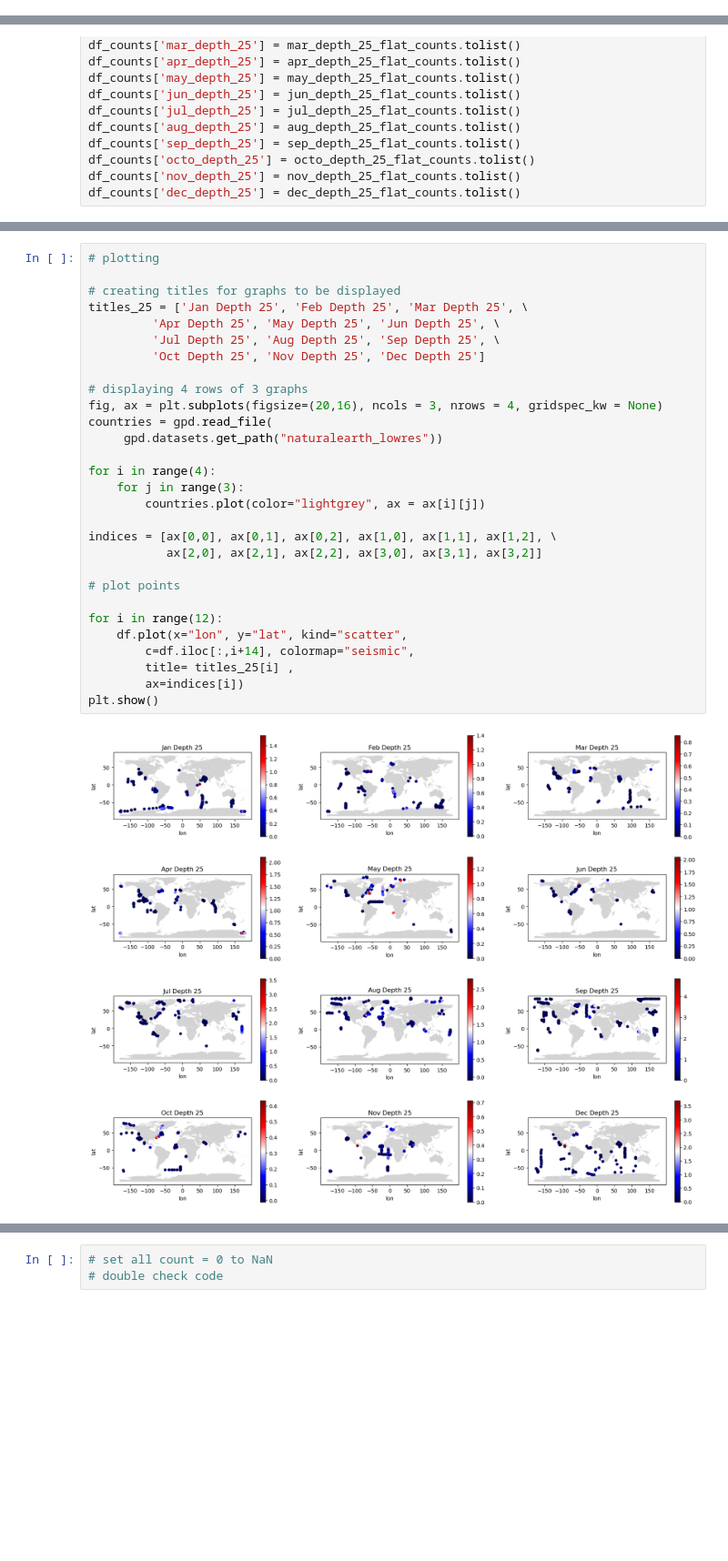
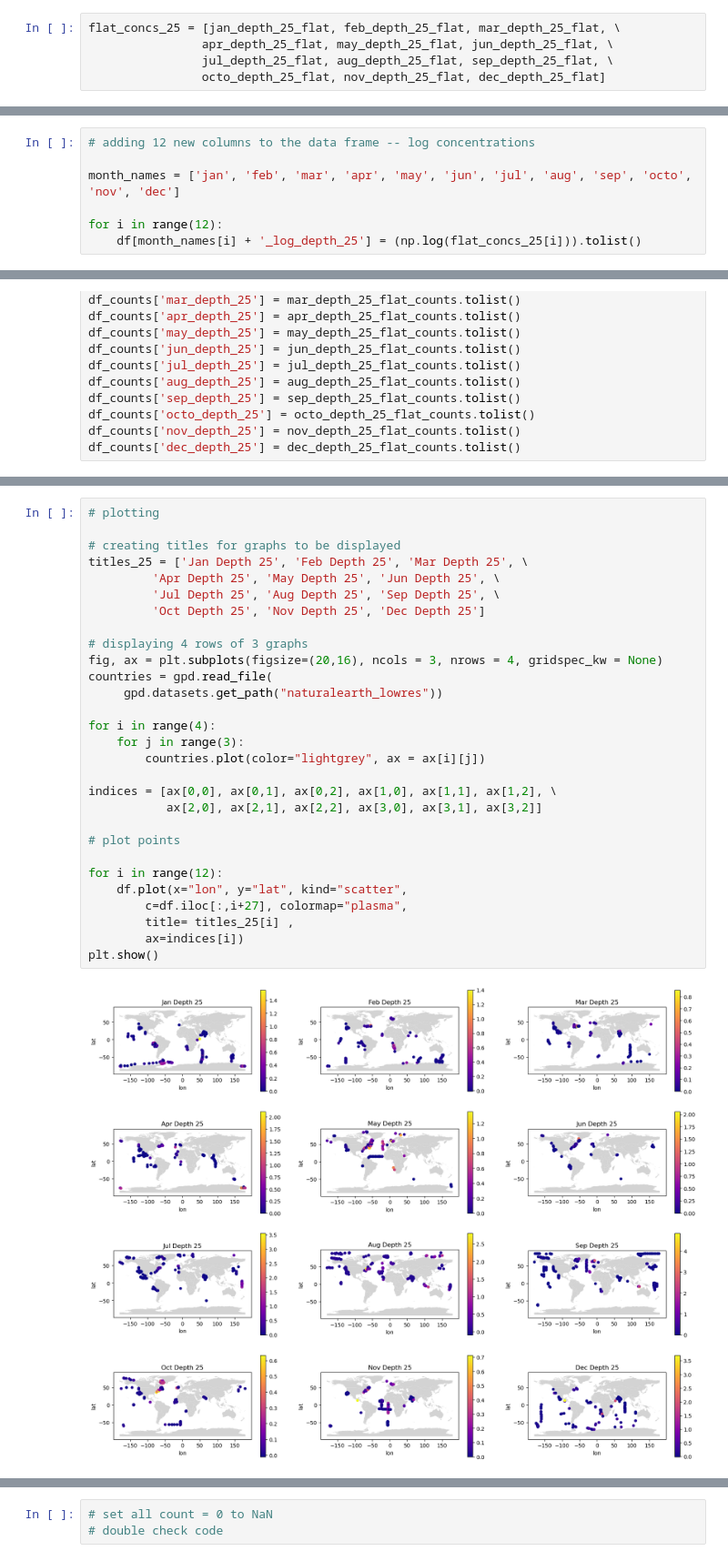
Before and after one commit to varunpatro1/ammonia_OBEG, a Jupyter notebook: grid_processing.ipynb, the cells around one changed output, grey strips where cells are left out. Shown at 91% size. Saved outputs shown, nothing was run; the diff lists cells and outputs as text; blank space fills up the shorter version.

```diff
--- a/grid_processing.ipynb
+++ b/grid_processing.ipynb
@@ -438,6 +440,11 @@ sep_depth_25_flat = sep_depth_25.ravel()
 octo_depth_25_flat = octo_depth_25.ravel()
 nov_depth_25_flat = nov_depth_25.ravel()
 dec_depth_25_flat = dec_depth_25.ravel()
+# %%
+flat_concs_25 = [jan_depth_25_flat, feb_depth_25_flat, mar_depth_25_flat, \
+                apr_depth_25_flat, may_depth_25_flat, jun_depth_25_flat, \
+                jul_depth_25_flat, aug_depth_25_flat, sep_depth_25_flat, \
+                octo_depth_25_flat, nov_depth_25_flat, dec_depth_25_flat]
 # %%
 jan_depth_25_flat_counts = jan_depth_25_counts.ravel()
 feb_depth_25_flat_counts = feb_depth_25_counts.ravel()
@@ -465,6 +472,13 @@ df['sep_depth_25'] = sep_depth_25_flat.tolist()
 df['octo_depth_25'] = octo_depth_25_flat.tolist()
 df['nov_depth_25'] = nov_depth_25_flat.tolist()
 df['dec_depth_25'] = dec_depth_25_flat.tolist()
+# %%
+# adding 12 new columns to the data frame -- log concentrations
+
+month_names = ['jan', 'feb', 'mar', 'apr', 'may', 'jun', 'jul', 'aug', 'sep', 'octo', 'nov', 'dec']
+
+for i in range(12):
+    df[month_names[i] + '_log_depth_25'] = (np.log(flat_concs_25[i])).tolist()
 # %%
 # adding 12 new columns to the data frame
 df_counts['jan_depth_25'] = jan_depth_25_flat_counts.tolist()
@@ -498,31 +512,31 @@ df
 # %%
 # plotting
 
 # creating titles for graphs to be displayed
 titles_25 = ['Jan Depth 25', 'Feb Depth 25', 'Mar Depth 25', \
          'Apr Depth 25', 'May Depth 25', 'Jun Depth 25', \
          'Jul Depth 25', 'Aug Depth 25', 'Sep Depth 25', \
          'Oct Depth 25', 'Nov Depth 25', 'Dec Depth 25']
 
 # displaying 4 rows of 3 graphs
 fig, ax = plt.subplots(figsize=(20,16), ncols = 3, nrows = 4, gridspec_kw = None)
 countries = gpd.read_file(
      gpd.datasets.get_path("naturalearth_lowres"))
 
 for i in range(4):
     for j in range(3):
         countries.plot(color="lightgrey", ax = ax[i][j])
 
 indices = [ax[0,0], ax[0,1], ax[0,2], ax[1,0], ax[1,1], ax[1,2], \
            ax[2,0], ax[2,1], ax[2,2], ax[3,0], ax[3,1], ax[3,2]]
 
 # plot points
 
 for i in range(12):
     df.plot(x="lon", y="lat", kind="scatter",
-        c=df.iloc[:,i+14], colormap="seismic",
+        c=df.iloc[:,i+27], colormap="plasma",
         title= titles_25[i] ,
         ax=indices[i])
 plt.show()
 # %% [output]
-[figure, old version]
+[figure, new version]
```
Also changed, not shown: parts of 5 cells of this notebook.
